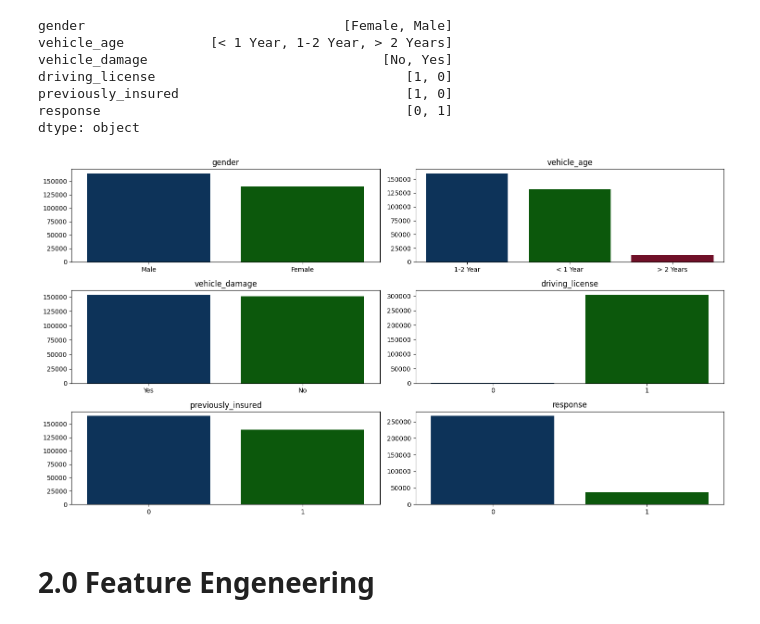
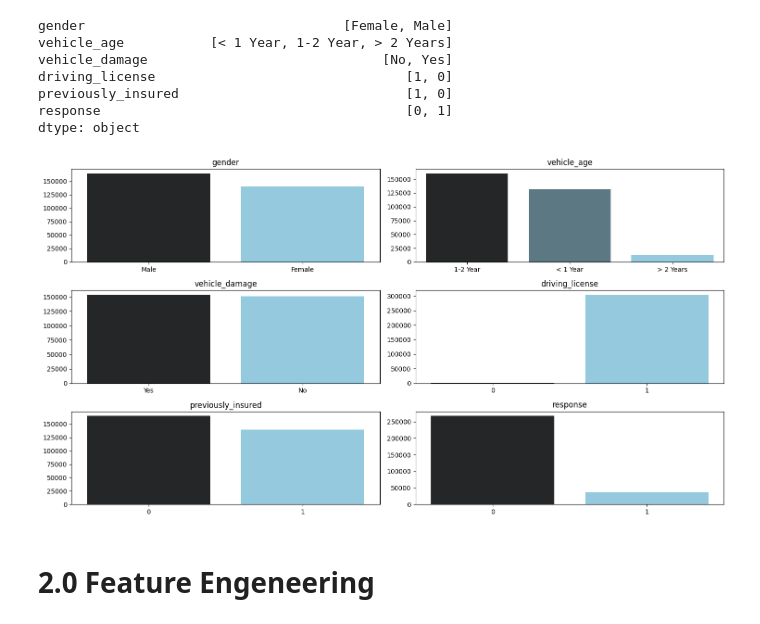
Before and after one commit to RafaelLuckner/Propensao_Compra, a Jupyter notebook: notebooks/propensao_projeto.ipynb, the cells around one changed output. Cells and saved outputs as stored; diff of their text form; code cells hidden in the pictures.

Commit message:
data preparation finalizada

```diff
--- a/notebooks/propensao_projeto.ipynb
+++ b/notebooks/propensao_projeto.ipynb
@@ -43,8 +43,8 @@ sns.color_palette(custom_palette)
  (0.5019607843137255, 0.0, 0.12549019607843137),
  (0.24313725490196078, 0.15294117647058825, 0.13725490196078433)]
 # %%
-df_raw = pd.read_csv('data/train.csv')
-# df_test = pd.read_csv('data/test.csv')
+df_raw = pd.read_csv('../data/train.csv')
+# df_test = pd.read_csv('../data/test.csv')
 # %% [markdown]
 ## 0.1 Separação de dados em Treino, Teste e Validação
 # %%
@@ -172,7 +172,7 @@ df_number.describe().T
 plt.figure(figsize=(15, 8))
 for n, coluna in enumerate(df_number.columns, start=1):
     plt.subplot(3, 2, n)
-    sns.boxplot(data=df1, x='response', y=coluna)
+    sns.boxplot(data=df1, x='response', y=coluna, hue= 'response')
     plt.title(coluna)
     plt.tight_layout()
 # %% [output]
@@ -192,16 +194,16 @@ dtype: object
 # %%
 plt.figure(figsize=(15, 8))
 
 for n, coluna in enumerate(df_object.columns, start=1):
     counts = df_object[coluna].value_counts()
     plt.subplot(3, 2, n)
-    sns.barplot( x=counts.index, y=counts.values, hue = counts.index)
+    sns.barplot( x=counts.index, y=counts.values, hue = counts.index,palette='dark:skyblue')
     plt.xlabel('')
     plt.title(coluna)
     plt.legend([], frameon=False)
     plt.tight_layout()
 # %% [output]
-[figure, old version]
+[figure, new version]
 # %% [markdown]
 #  2.0 Feature Engeneering
 # %% [markdown]
```
Also changed, not shown: parts of 39 cells of this notebook.
